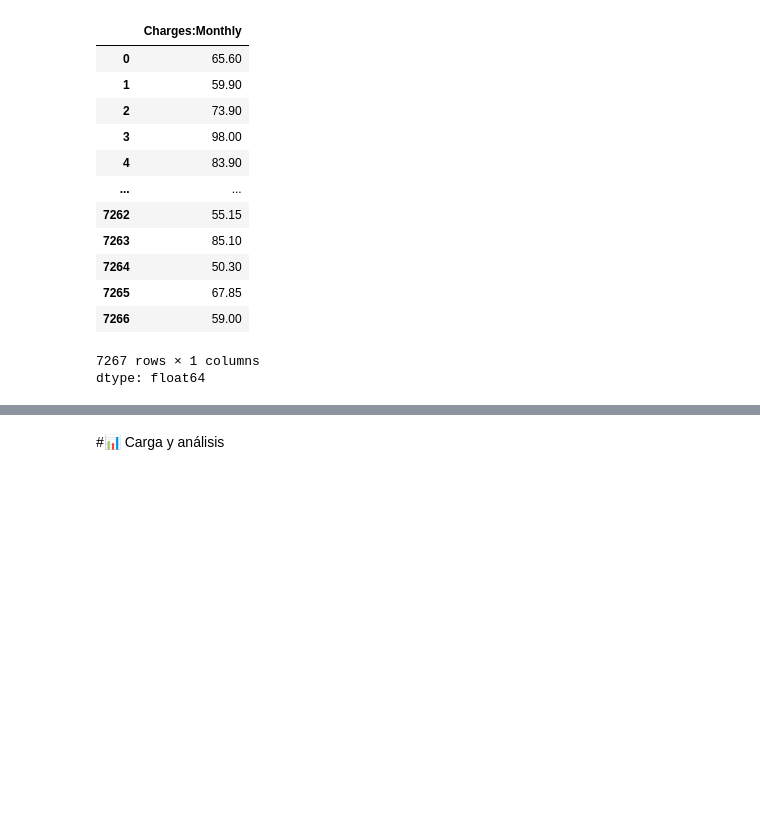
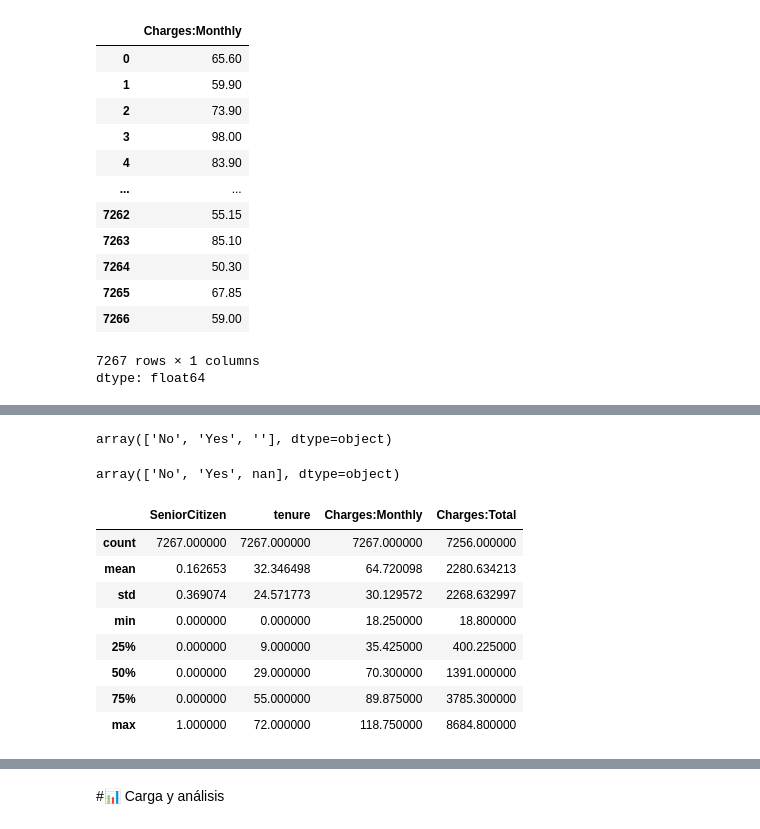
Before and after one commit to Ronaldvarela852/TelecomX_LATAM, a Jupyter notebook: TelecomX_LATAM.ipynb, the cells around one changed output, grey strips where cells are left out. Saved outputs shown, nothing was run; the diff lists cells and outputs as text; code cells hidden in the pictures; blank space fills up the shorter version.

```diff
--- a/TelecomX_LATAM.ipynb
+++ b/TelecomX_LATAM.ipynb
@@ -207 +191,5 @@ dtypes: float64(1), int64(2), object(18)
 memory usage: 1.2+ MB
+# %%
+df['Churn'].unique()
+# %% [output]
+array(['No', 'Yes', ''], dtype=object)
@@ -207,0 +200,16 @@ memory usage: 1.2+ MB
+# %%
+df['Churn'].unique()
+# %% [output]
+array(['No', 'Yes', nan], dtype=object)
+# %%
+df.describe()
+# %% [output]
+|  | SeniorCitizen | tenure | Charges:Monthly | Charges:Total |
+| count | 7267.000000 | 7267.000000 | 7267.000000 | 7256.000000 |
+| mean | 0.162653 | 32.346498 | 64.720098 | 2280.634213 |
+| std | 0.369074 | 24.571773 | 30.129572 | 2268.632997 |
+| min | 0.000000 | 0.000000 | 18.250000 | 18.800000 |
+| 25% | 0.000000 | 9.000000 | 35.425000 | 400.225000 |
+| 50% | 0.000000 | 29.000000 | 70.300000 | 1391.000000 |
+| 75% | 0.000000 | 55.000000 | 89.875000 | 3785.300000 |
+| max | 1.000000 | 72.000000 | 118.750000 | 8684.800000 |
```
Also changed, not shown: parts of 12 cells of this notebook.
